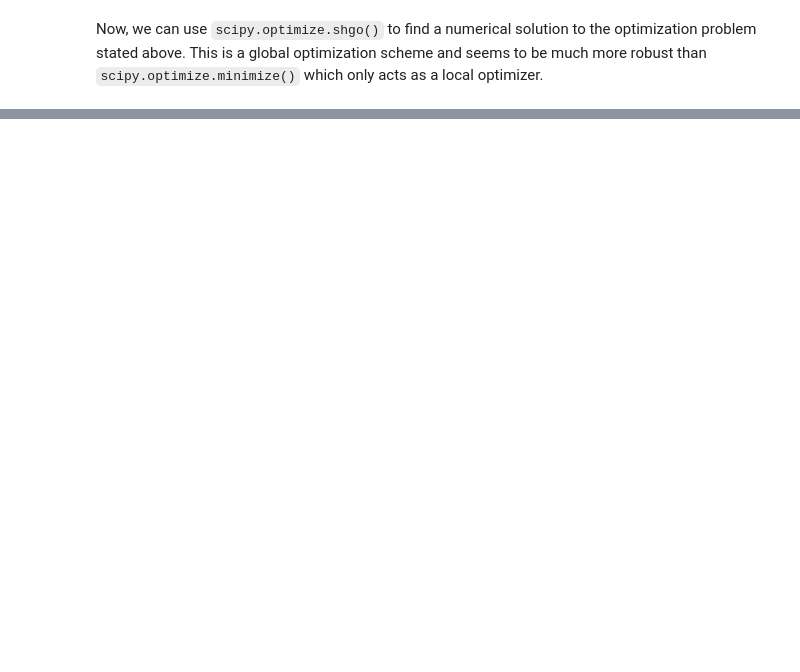
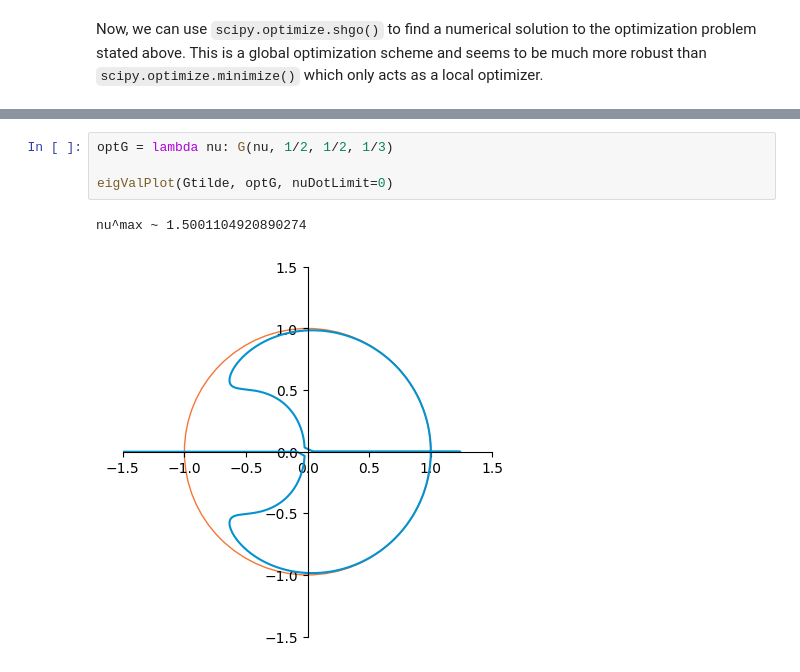
Before and after one commit to jeremy-lilly/rk-fb-optimization, a Jupyter notebook: notebooks/linearSWE/rk32-fb_linearSWE.ipynb, the cells around one changed output, grey strips where cells are left out. Cells and saved outputs as stored; diff of their text form; blank space fills up the shorter version.

```diff
--- a/notebooks/linearSWE/rk32-fb_linearSWE.ipynb
+++ b/notebooks/linearSWE/rk32-fb_linearSWE.ipynb
@@ -485,0 +477,7 @@ This returns a slightly larger $\nu^\text{max}$ than the optimization with the p
+# %%
+optG = lambda nu: G(nu, 1/2, 1/2, 1/3)
+
+eigValPlot(Gtilde, optG, nuDotLimit=0)
+# %% [output]
+nu^max ~ 1.5001104920890274
+[figure, added]
```
Also changed, not shown: parts of 24 cells of this notebook.
